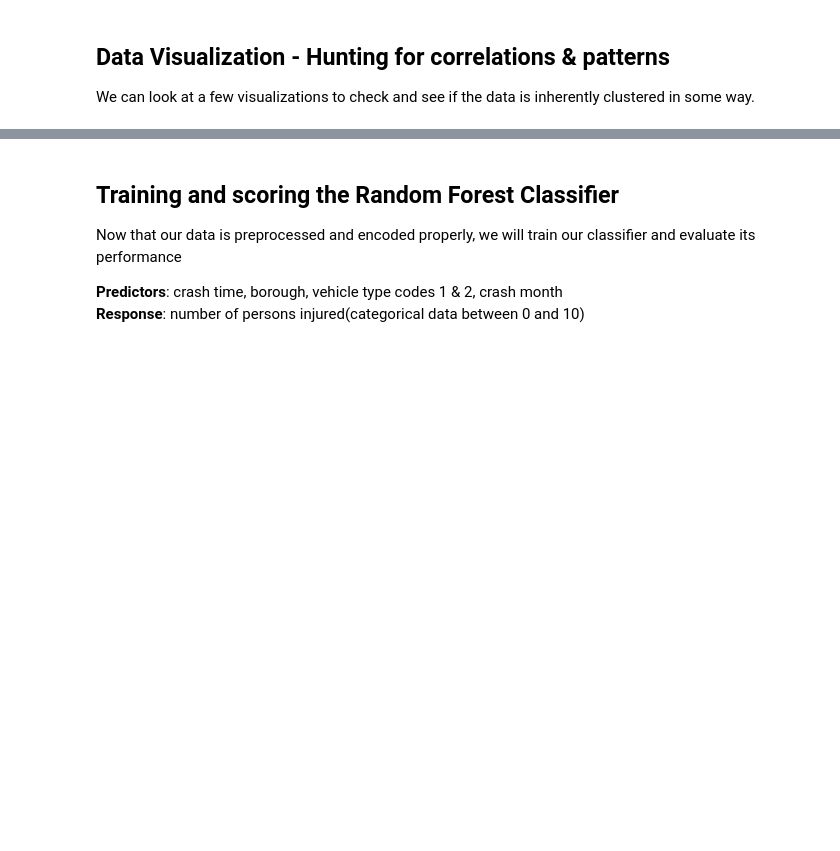
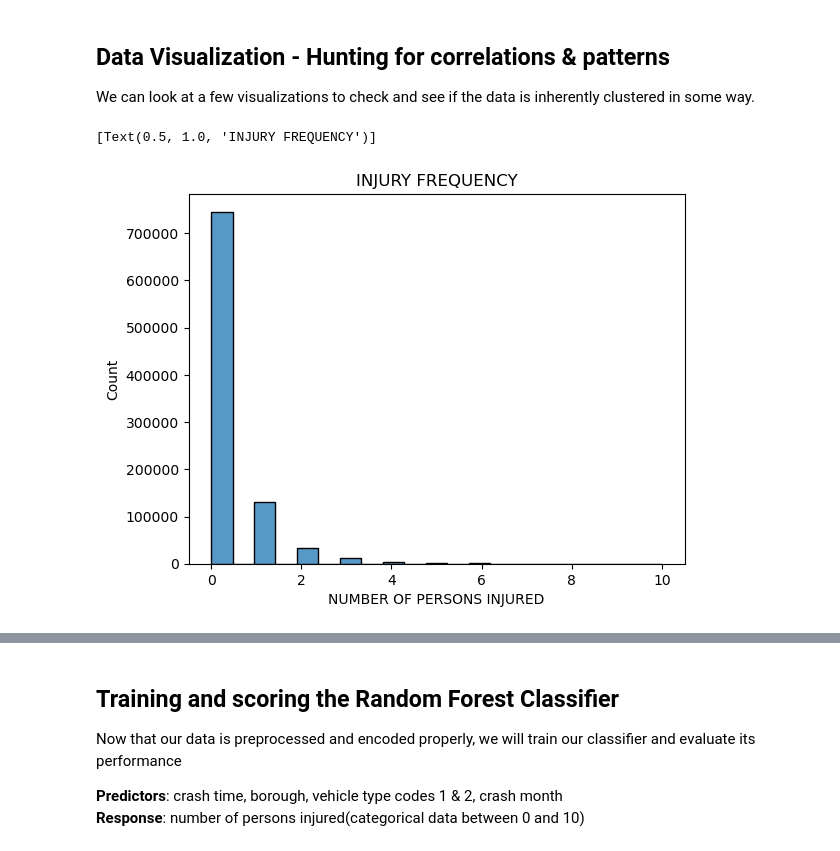
Before and after one commit to jackr276/NYC-Car-Crash-Classifier, a Jupyter notebook: Motor Vehicle Collisions Random Forest.ipynb, the cells around one changed output, grey strips where cells are left out. Saved outputs shown, nothing was run; the diff lists cells and outputs as text; code cells hidden in the pictures; blank space fills up the shorter version.

```diff
--- a/Motor Vehicle Collisions Random Forest.ipynb
+++ b/Motor Vehicle Collisions Random Forest.ipynb
@@ -320,6 +346,11 @@ Great, we've still got about 1.1 million rows of clean, null-free data remaining
 ## Data Visualization - Hunting for correlations & patterns
 
 We can look at a few visualizations to check and see if the data is inherently clustered in some way.
+# %%
+sns.histplot(data=collisions, x="NUMBER OF PERSONS INJURED").set(title="INJURY FREQUENCY")
+# %% [output]
+[Text(0.5, 1.0, 'INJURY FREQUENCY')]
+[figure, added]
 # %%
 columns = collisions.columns
 for idx in range(len(columns)):
```
Also changed, not shown: parts of 18 cells of this notebook, 1 other file.
